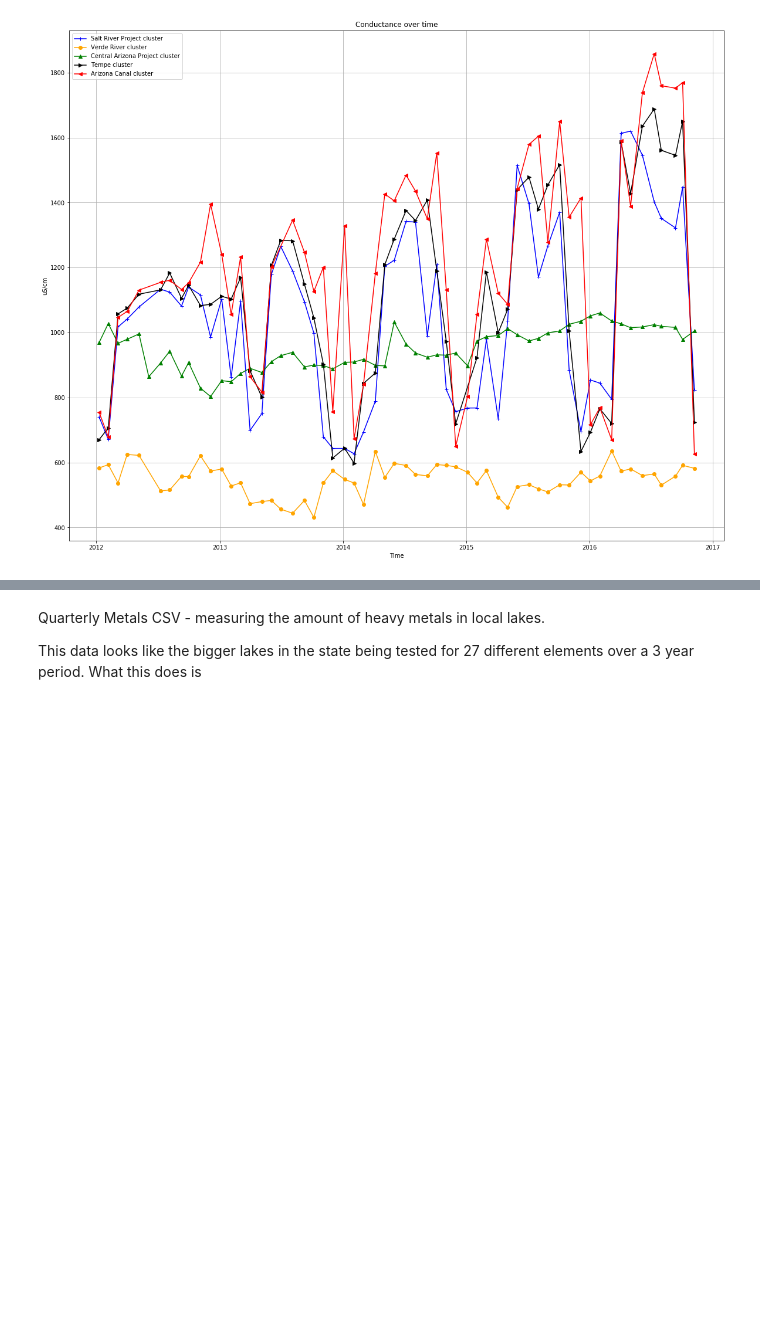
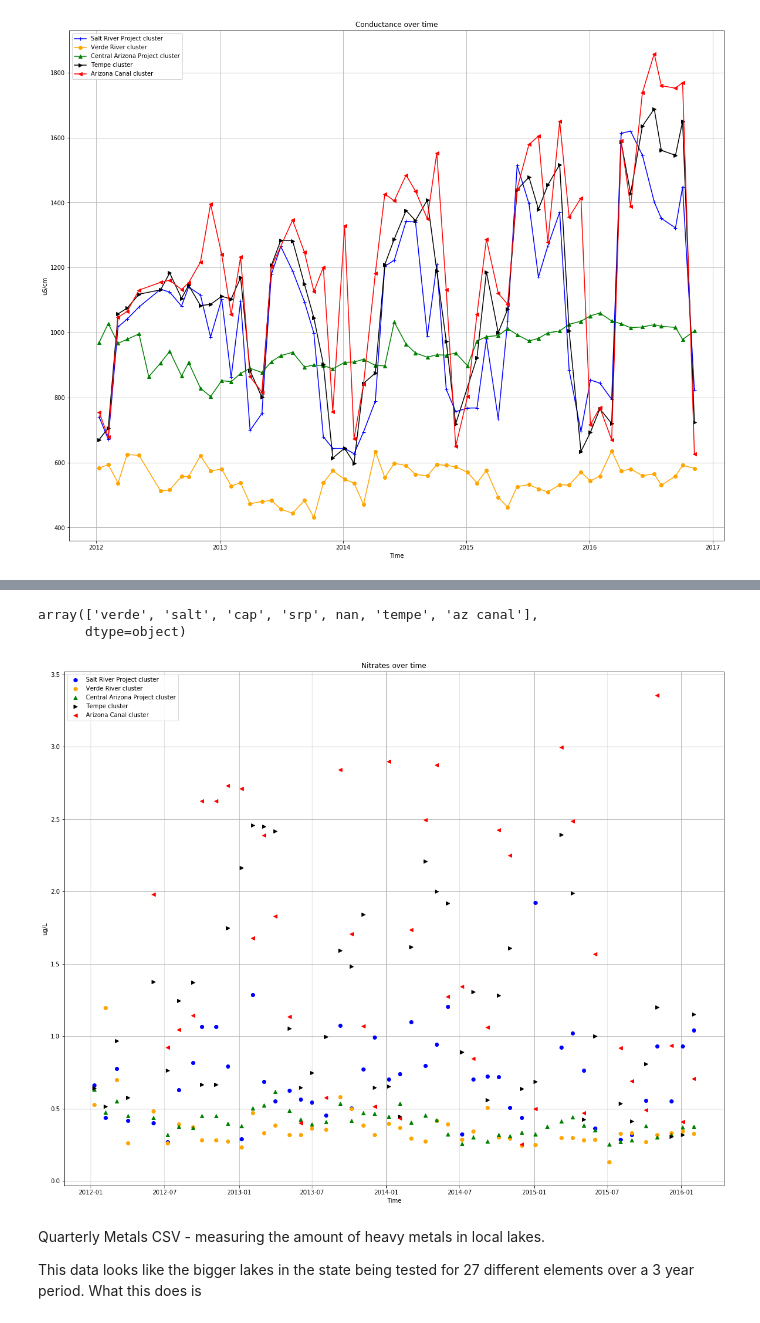
Before and after one commit to briantparish/waterQualityProject, a Jupyter notebook: Project1.ipynb, the cells around one changed output, grey strips where cells are left out. Saved outputs shown, nothing was run; the diff lists cells and outputs as text; code cells hidden in the pictures; blank space fills up the shorter version.

Commit message:
worked on lakes, added nitrates

```diff
--- a/Project1.ipynb
+++ b/Project1.ipynb
@@ -191,3 +213,56 @@ plt.grid()
+# %%
+nitrogen["Cluster"].unique()
+# %% [output]
+array(['verde', 'salt', 'cap', 'srp', nan, 'tempe', 'az canal'],
+      dtype=object)
+# %%
+nitrogen_t = nitrogen.loc[nitrogen["date"] >= "2012-01-01"]
+verde = nitrogen_t.loc[nitrogen_t["Cluster"] == "verde"]
+salt = nitrogen_t.loc[nitrogen_t["Cluster"] == "salt"]
+cap = nitrogen_t.loc[nitrogen_t["Cluster"] == "cap"]
+tempe = nitrogen_t.loc[nitrogen_t["Cluster"] == "tempe"]
+az_canal = nitrogen_t.loc[nitrogen_t["Cluster"] == "az canal"]
+srp = nitrogen_t.loc[nitrogen_t["Cluster"] == "srp"]
+other = nitrogen_t.loc[nitrogen_t["Cluster"] == "NAN"]
+
+# extracts the date that sampling was done for each cluster
+cap_dates = cap["date"].unique()
+verde_dates = verde["date"].unique()
+salt_dates = salt["date"].unique()
+tempe_dates = tempe["date"].unique()
+az_canal_dates = az_canal["date"].unique()
+srp_dates = srp["date"].unique()
+
+# formats date information to be read by python as datetime
+x_cap = [datetime.datetime.strptime(d,"%Y-%m-%d").date() for d in cap_dates]
+x_verde = [datetime.datetime.strptime(d,"%Y-%m-%d").date() for d in verde_dates]
+x_salt = [datetime.datetime.strptime(d,"%Y-%m-%d").date() for d in salt_dates]
+x_tempe = [datetime.datetime.strptime(d,"%Y-%m-%d").date() for d in tempe_dates]
+x_az_canal = [datetime.datetime.strptime(d,"%Y-%m-%d").date() for d in az_canal_dates]
+x_srp = [datetime.datetime.strptime(d,"%Y-%m-%d").date() for d in srp_dates]
+
+# creates a series of averages conductances per waterway cluster
+mean_n_cap = cap.groupby("date").mean()["total_dissolved_nitrogen"]
+mean_n_salt = salt.groupby("date").mean()["total_dissolved_nitrogen"]
+mean_n_srp = srp.groupby("date").mean()["total_dissolved_nitrogen"]
+mean_n_verde = verde.groupby("date").mean()["total_dissolved_nitrogen"]
+mean_n_tempe = tempe.groupby("date").mean()["total_dissolved_nitrogen"]
+mean_n_az_canal = az_canal.groupby("date").mean()["total_dissolved_nitrogen"]
+
+#plots the chart
+plt.figure(figsize=(20,16))
+plt.plot(x_srp, mean_n_srp, linewidth=0, marker="o", color="blue", label="Salt River Project cluster")
+plt.plot(x_verde, mean_n_verde, linewidth=0, marker="o", color="orange", label="Verde River cluster")
+plt.plot(x_cap, mean_n_cap, linewidth=0, marker="^", color="green", label="Central Arizona Project cluster")
+plt.plot(x_tempe, mean_n_tempe, linewidth=0, marker=">", color="black", label="Tempe cluster")
+plt.plot(x_az_canal, mean_n_az_canal, linewidth=0, marker="<", color="red", label="Arizona Canal cluster")
+plt.title("Nitrates over time")
+plt.xlabel("Time")
+plt.ylabel("ug/L")
+plt.legend(loc = "best")
+plt.grid()
+# %% [output]
+[figure, added]
 # %% [markdown]
 Quarterly Metals CSV - measuring the amount of heavy metals in local lakes.
 
```
Also changed, not shown: parts of 4 cells of this notebook, 5 other files.
